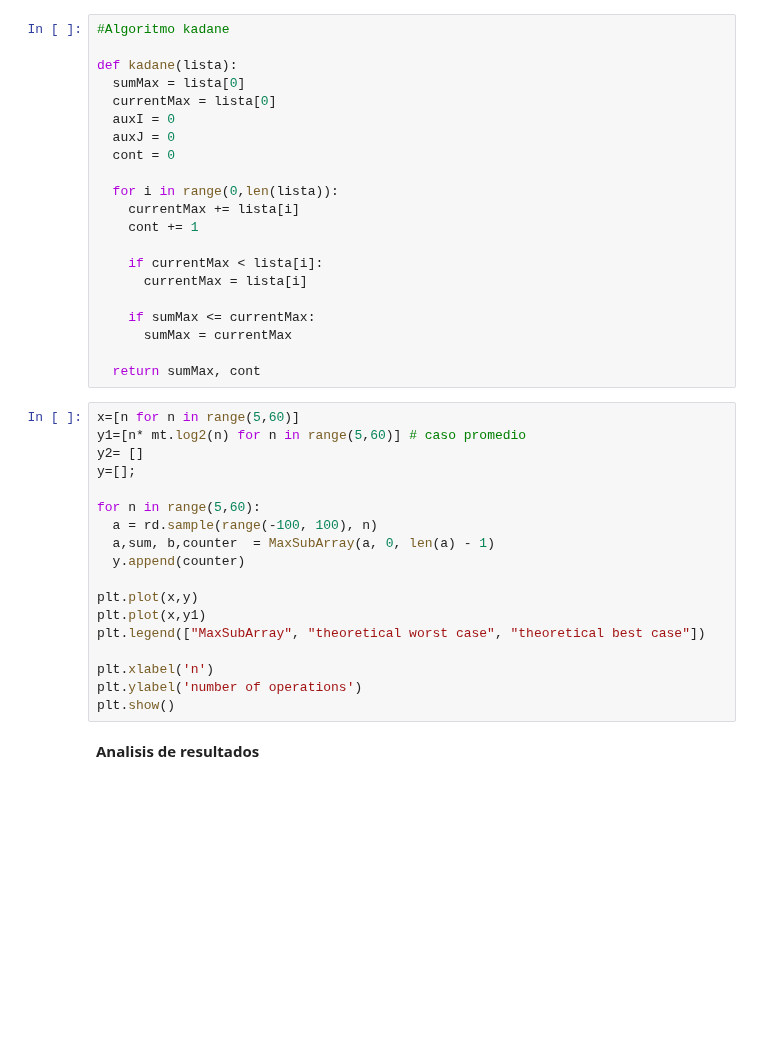
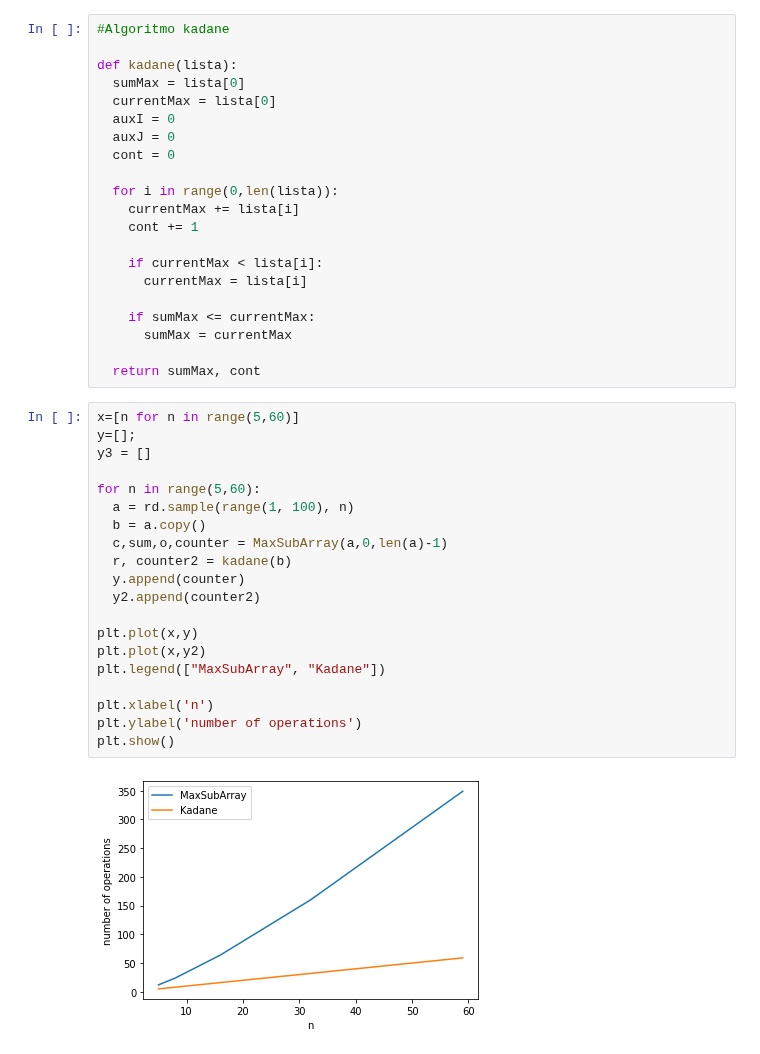
Before and after one commit to Jorgee18/ADA-Informes, a Jupyter notebook: sub_arreglo_maximo.ipynb, the cells around one changed output. Drawn from its saved outputs; the diff is of its cells as text; blank space fills up the shorter version.

```diff
--- a/sub_arreglo_maximo.ipynb
+++ b/sub_arreglo_maximo.ipynb
@@ -339,21 +337,23 @@ def kadane(lista):
   return sumMax, cont
 # %%
 x=[n for n in range(5,60)]
-y1=[n* mt.log2(n) for n in range(5,60)] # caso promedio
-y2= []
 y=[];
+y3 = []
 
 for n in range(5,60):
-  a = rd.sample(range(-100, 100), n)
-  a,sum, b,counter  = MaxSubArray(a, 0, len(a) - 1)
+  a = rd.sample(range(1, 100), n)
+  b = a.copy()
+  c,sum,o,counter = MaxSubArray(a,0,len(a)-1)
+  r, counter2 = kadane(b)
   y.append(counter)
+  y2.append(counter2)
 
 plt.plot(x,y)
-plt.plot(x,y1)
-plt.legend(["MaxSubArray", "theoretical worst case", "theoretical best case"])
+plt.plot(x,y2)
+plt.legend(["MaxSubArray", "Kadane"])
 
 plt.xlabel('n')
 plt.ylabel('number of operations')
 plt.show()
+# %% [output]
+[figure, added]
-# %% [markdown]
-**Analisis de resultados**
```
Also changed, not shown: parts of 5 cells of this notebook.
